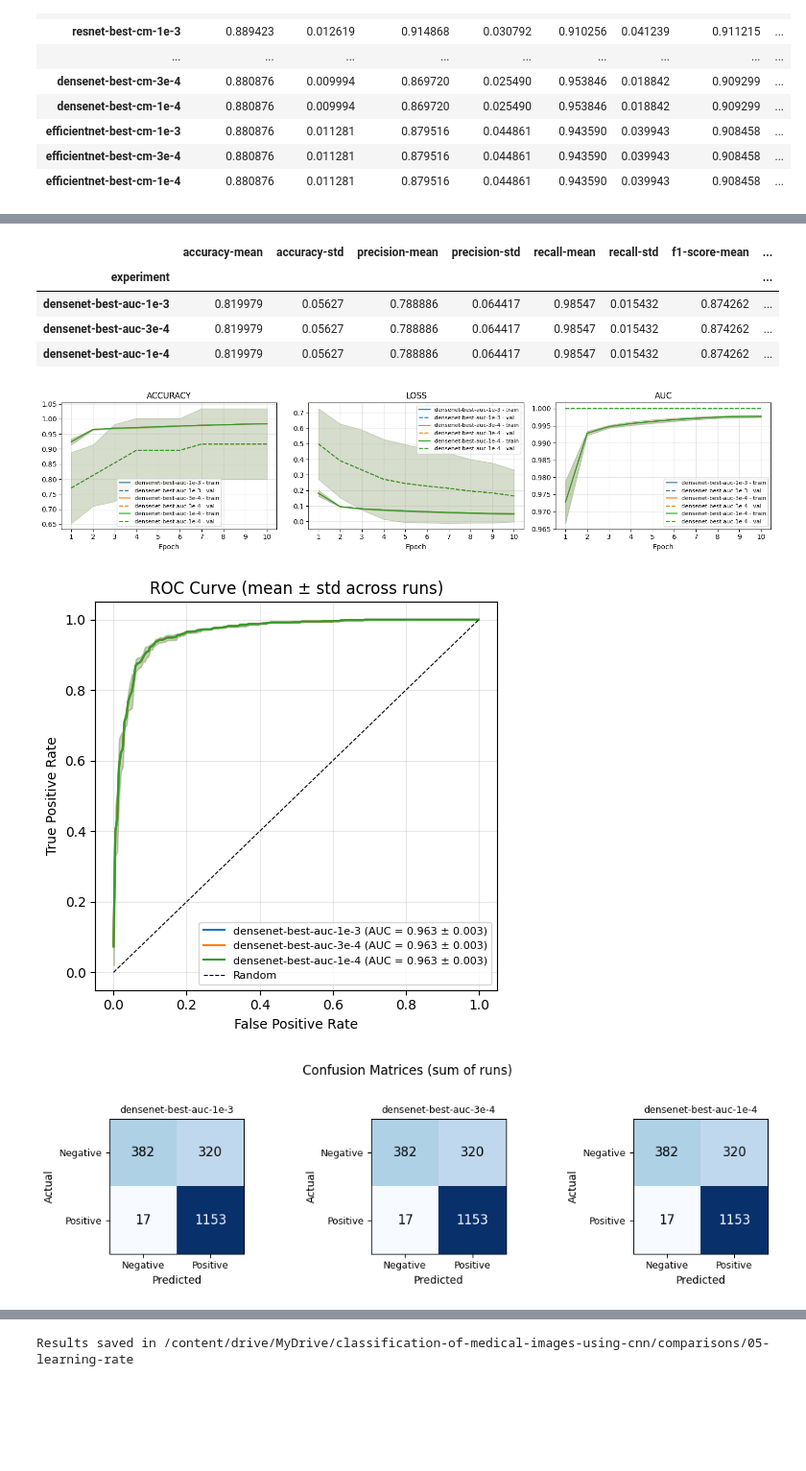
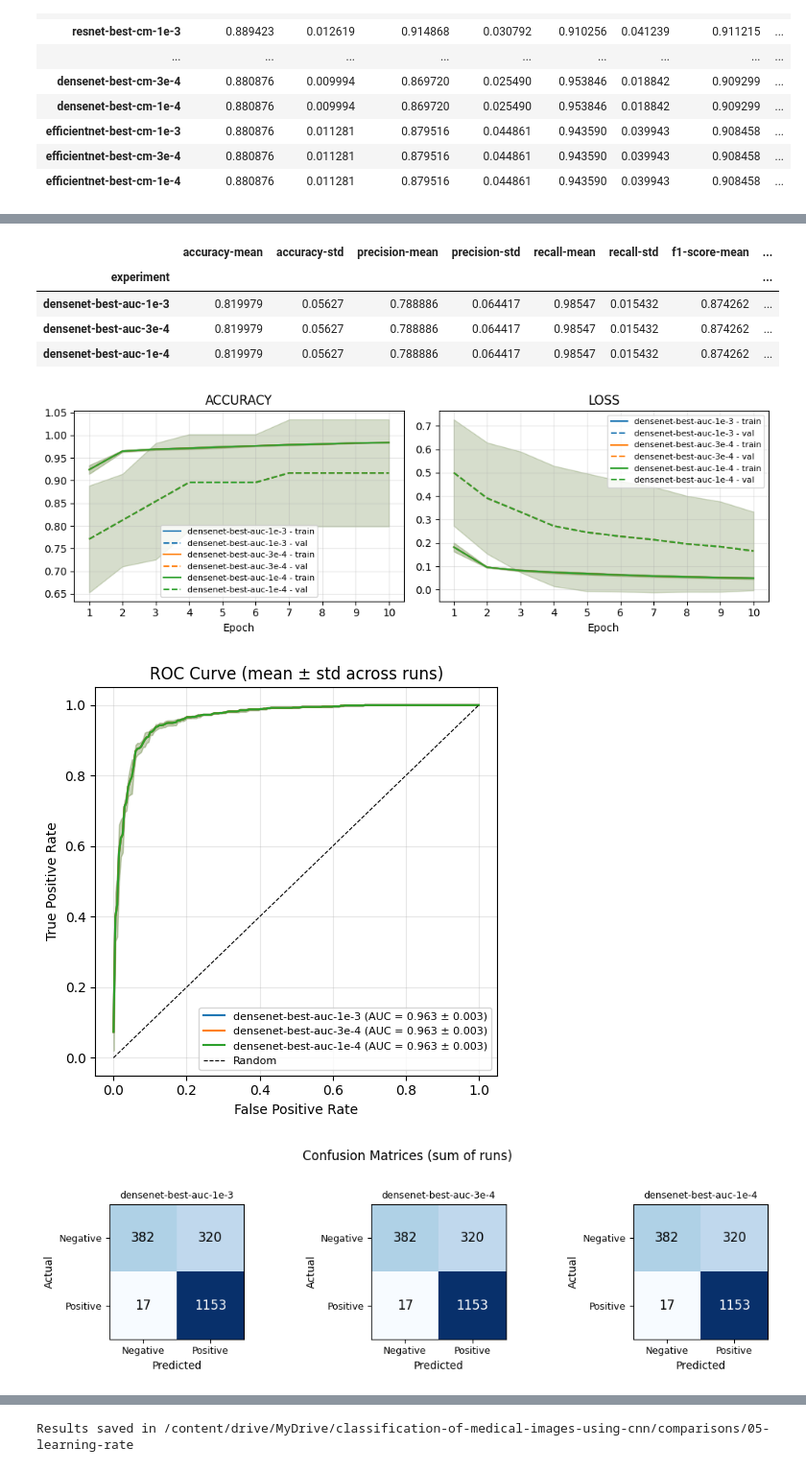
Before and after one commit to amartinsmg/classification-of-medical-images-using-cnn, a Jupyter notebook: notebooks/analyses/05_learning_rate.ipynb, the cells around one changed output, grey strips where cells are left out. Shown at 96% size. Drawn from its saved outputs; the diff is of its cells as text; code cells hidden in the pictures; blank space fills up the shorter version.

```diff
--- a/notebooks/analyses/05_learning_rate.ipynb
+++ b/notebooks/analyses/05_learning_rate.ipynb
@@ -100,16 +94,17 @@ _ = full_comparison(
 # %%
 _ = full_comparison(
   base_result_dir=RESULT_PATH,
   experiment_names=densenet_best_auc_exps,
+  history_metrics=["accuracy", "loss"],
   show_plot=True,
 )
 # %% [output]
 |  | accuracy-mean | accuracy-std | precision-mean | precision-std | recall-mean | recall-std | f1-score-mean | ... |
 | experiment |  |  |  |  |  |  |  | ... |
 | densenet-best-auc-1e-3 | 0.819979 | 0.05627 | 0.788886 | 0.064417 | 0.98547 | 0.015432 | 0.874262 | ... |
 | densenet-best-auc-3e-4 | 0.819979 | 0.05627 | 0.788886 | 0.064417 | 0.98547 | 0.015432 | 0.874262 | ... |
 | densenet-best-auc-1e-4 | 0.819979 | 0.05627 | 0.788886 | 0.064417 | 0.98547 | 0.015432 | 0.874262 | ... |
-[figure, old version]
+[figure, new version]
 [figure]
 [figure]
 # %%
```
Also changed, not shown: parts of 10 cells of this notebook.
